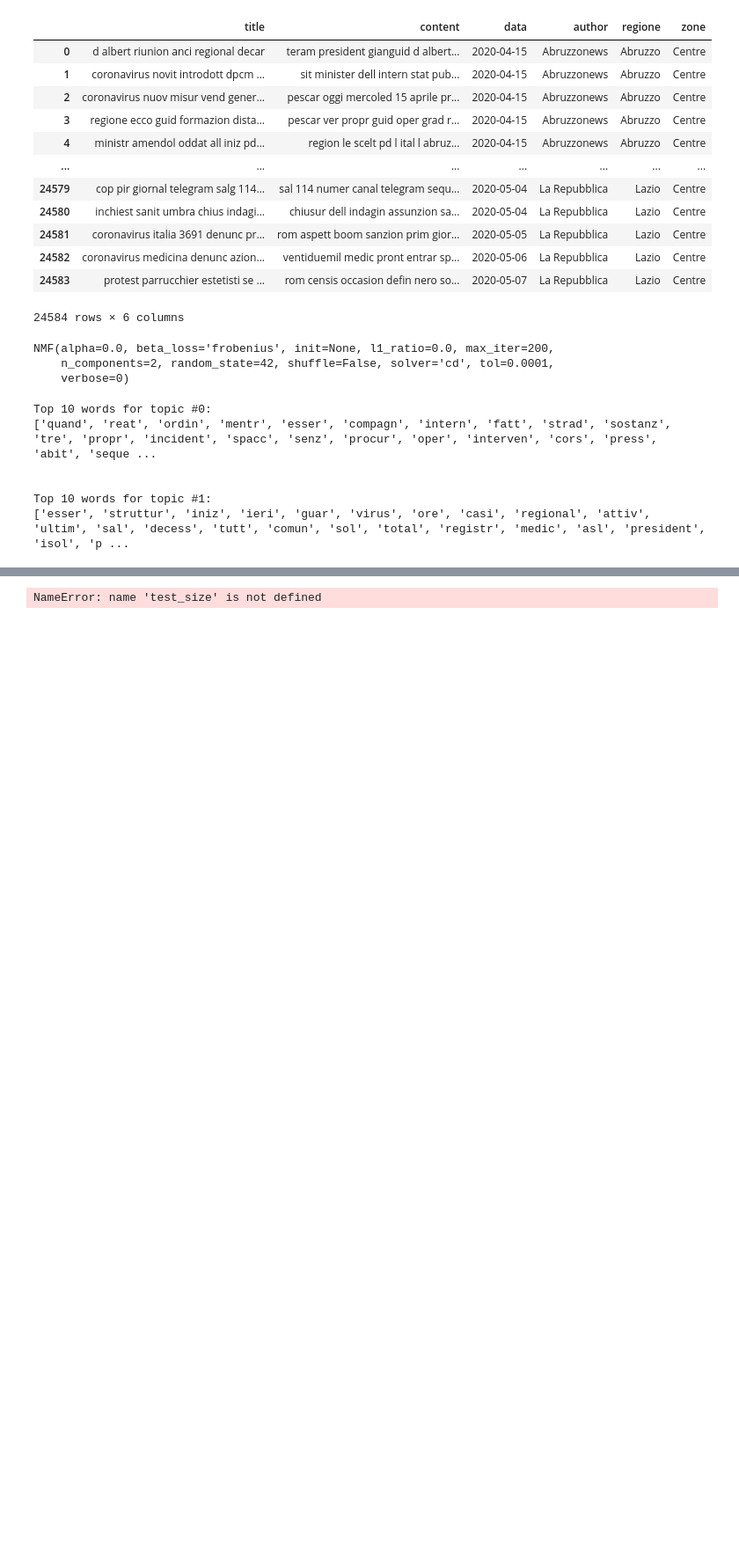
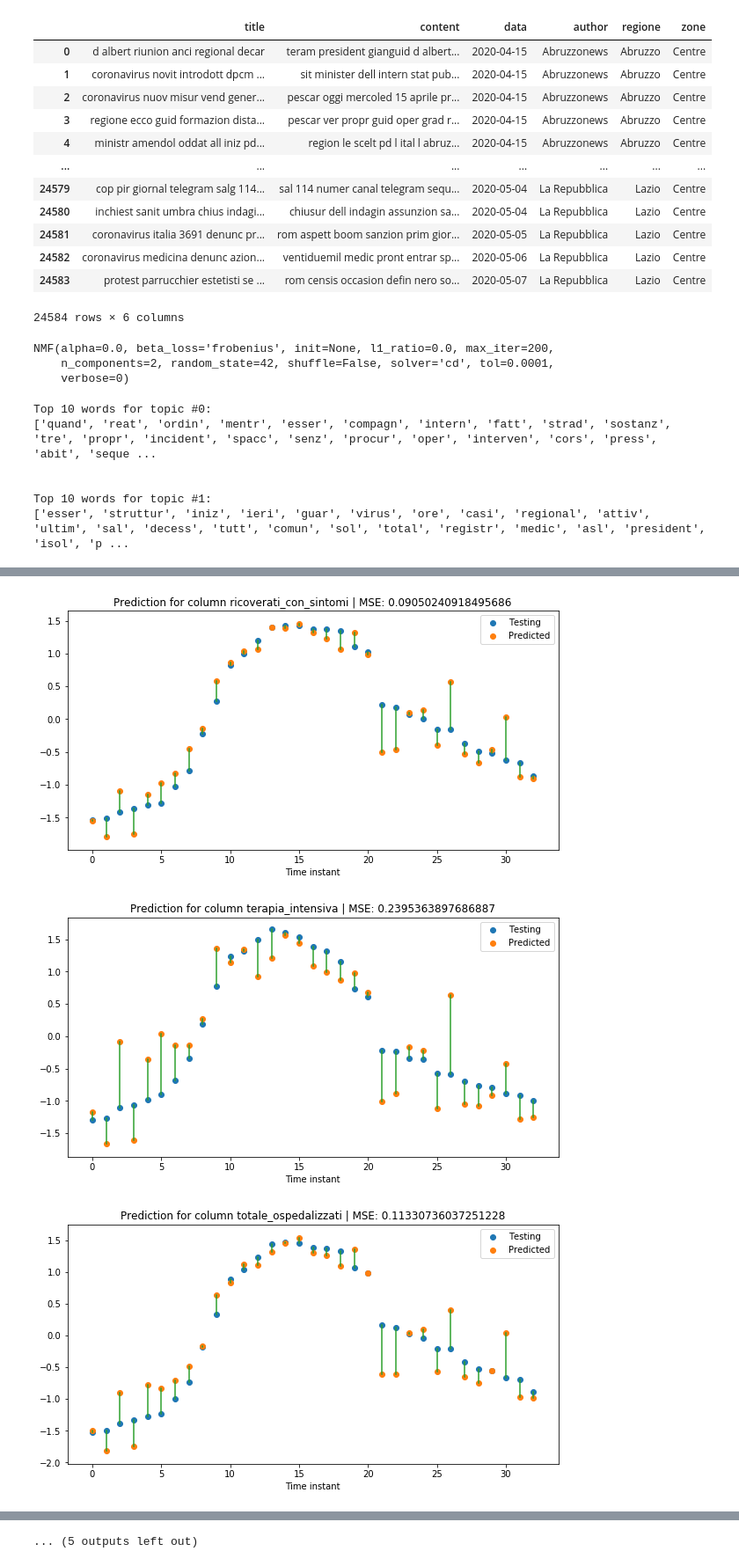
Before and after one commit to Gruntrexpewrus/ThepandemicbehindThePandemic, a Jupyter notebook: article_analysis/Predictions.ipynb, the cells around one changed output, grey strips where cells are left out. Shown at 88% size. Cells and saved outputs as stored; diff of their text form; code cells hidden in the pictures; blank space fills up the shorter version.

Commit message:
Updated files, with timestamp, no ts, and plots

```diff
--- a/article_analysis/Predictions.ipynb
+++ b/article_analysis/Predictions.ipynb
@@ -184,16 +147,0 @@ array([ 63927, 231139,   1128, 205463, 203591, 101739,  12462, 159516,
-# %%
-from sklearn.ensemble import RandomForestRegressor as Reg
-
-regressor = Reg()
-regressor.fit(X_train, y_train)
-
-predicted_y = regressor.predict(X_test)
-# %%
-from sklearn.metrics import mean_squared_error as mse
-
-for i in range(len(predicted_y)):
-    print(y_test[i], ' | ', predicted_y[i])
-
-plt.scatter(range(len(y_test)), y_test, color = 'C0')
-plt.scatter(range(len(y_test)), predicted_y, color = 'C1')
-plt.show()
@@ -258,0 +148,3 @@ Index(['2020-02-24', '2020-02-25', '2020-02-26', '2020-02-27', '2020-02-28',
+# %%
+prociv_national['data'] = [int(date_to_delta_time(d)) for d in prociv_national['data'].values]
+prociv_national
@@ -259,65 +165,93 @@ Index(['2020-02-24', '2020-02-25', '2020-02-26', '2020-02-27', '2020-02-28',
 # %%
 from sklearn.ensemble import RandomForestRegressor as Reg
+from sklearn.model_selection import train_test_split
+from sklearn.preprocessing import StandardScaler as Scaler
+from sklearn.metrics import mean_squared_error as mse
 
 average_mse = np.inf
-
-cols = ['test_size', 'n_estimators', 'bootstrap', 'oob_score','prociv_col','mse']
-mse_data = pd.DataFrame()
 
 #for test_size in np.linspace(0.1, 0.5, 10):
 #    for n_estimators in [60, 80, 100, 110]:
 #        for bootstrap in [True, False]:
 #            for oob_score in [True,False]:
 
+test_size = 0.33
+n_estimators = 100
+bootstrap = True
+oob_score = False
+
+
 for prociv_col in prociv_national.columns[1:]:
 
-    indexes = [i for i in prociv_national.index if prociv_national.loc[i, 'data'] in articles.index]
-    target = prociv_national.loc[indexes, prociv_col].values
+    indexes = [i for i in prociv_national.index if prociv_national.loc[i, 'data'] in complete_dataset.timestamp.values]
 
-    X_train, X_test, y_train, y_test = train_test_split(train, target, test_size=test_size, random_state=42)
+    train = complete_dataset
+    target = prociv_national.loc[indexes, ['data', prociv_col]]
 
-    if bootstrap == False:
-        oob_score = False
+
+    X_train, X_test, y_train, y_test = train_test_split(train, target, test_size=0.33, random_state=42)
+
+
 
     regressor = Reg(n_estimators = 100,
-                   bootstrap = True,
-                   oob_score = False,
+                   bootstrap = bootstrap,
+                   oob_score = oob_score,
                    n_jobs = -1) #`Use all cores
+
+
+    X_train = X_train.sort_values(by = 'timestamp', ascending = True)
+    X_test = X_test.sort_values(by = 'timestamp', ascending = True)
+    y_train = y_train.sort_values(by = 'data', ascending = True)
+    y_test = y_test.sort_values(by = 'data', ascending = True)
+
+    #X_train.drop(columns = ['timestamp'], inplace = True)
+    #X_test.drop(columns = ['timestamp'], inplace = True)
+
+
+    y_train.drop(columns = ['data'], inplace = True)
+    y_train = y_train.values
+
+    y_test.drop(columns = ['data'], inplace = True)
+    y_test = y_test.values
 
 
     regressor.fit(X_train, y_train)
 
     predicted_y = regressor.predict(X_test)
 
     all_data = []
 
     for i in range(len(predicted_y)):
         all_data.append([y_test[i], predicted_y[i]])
 
-    #scaler = Scaler()
+    scaler = Scaler()
 
     y_test = []
     y_pred = []
+
 
     for elem in scaler.fit_transform(all_data):
 
         y_test.append(elem[0])
         y_pred.append(elem[1])
 
     mean_square_error = mse(y_test, y_pred)
     #print(mean_square_error)
-    mse_data = mse_data.append(pd.DataFrame(data = [[test_size, n_estimators, bootstrap, oob_score, prociv_col, mean_square_error]], columns = cols))
 
-
-    plt.figure(figsize = (15, 10))
+    plt.figure(figsize = (10, 5))
     plt.scatter(range(len(y_test)), y_test, color = 'C0')
     plt.scatter(range(len(y_test)), y_pred, color = 'C1')
     plt.title('Prediction for column ' + prociv_col + ' | MSE: '+ str((mean_square_error)))
+
+    plt.xlabel('Time instant')
     plt.legend(['Testing', 'Predicted'])
 
     for x, y1, y2 in zip(range(len(y_test)), y_test, y_pred):
         plt.plot([x,x], [y1, y2], color = 'C2')
 
-    plt.savefig('/home/marco/workspace/git/StatLearnTeam/articles_analysis/plots/predictions/column_'+prociv_col+'.png')
+    plt.savefig('/home/marco/workspace/git/StatLearnTeam/articles_analysis/plots/predictions/with_timestamp/column_'+prociv_col+'.png')
     plt.show()
 # %% [output]
+[figure, added]
+[figure, added]
+[figure, added]
@@ -324 +267 @@ for prociv_col in prociv_national.columns[1:]:
-NameError: name 'test_size' is not defined
+... (5 outputs left out)
```
Also changed, not shown: parts of 8 cells of this notebook, 1 other file.
